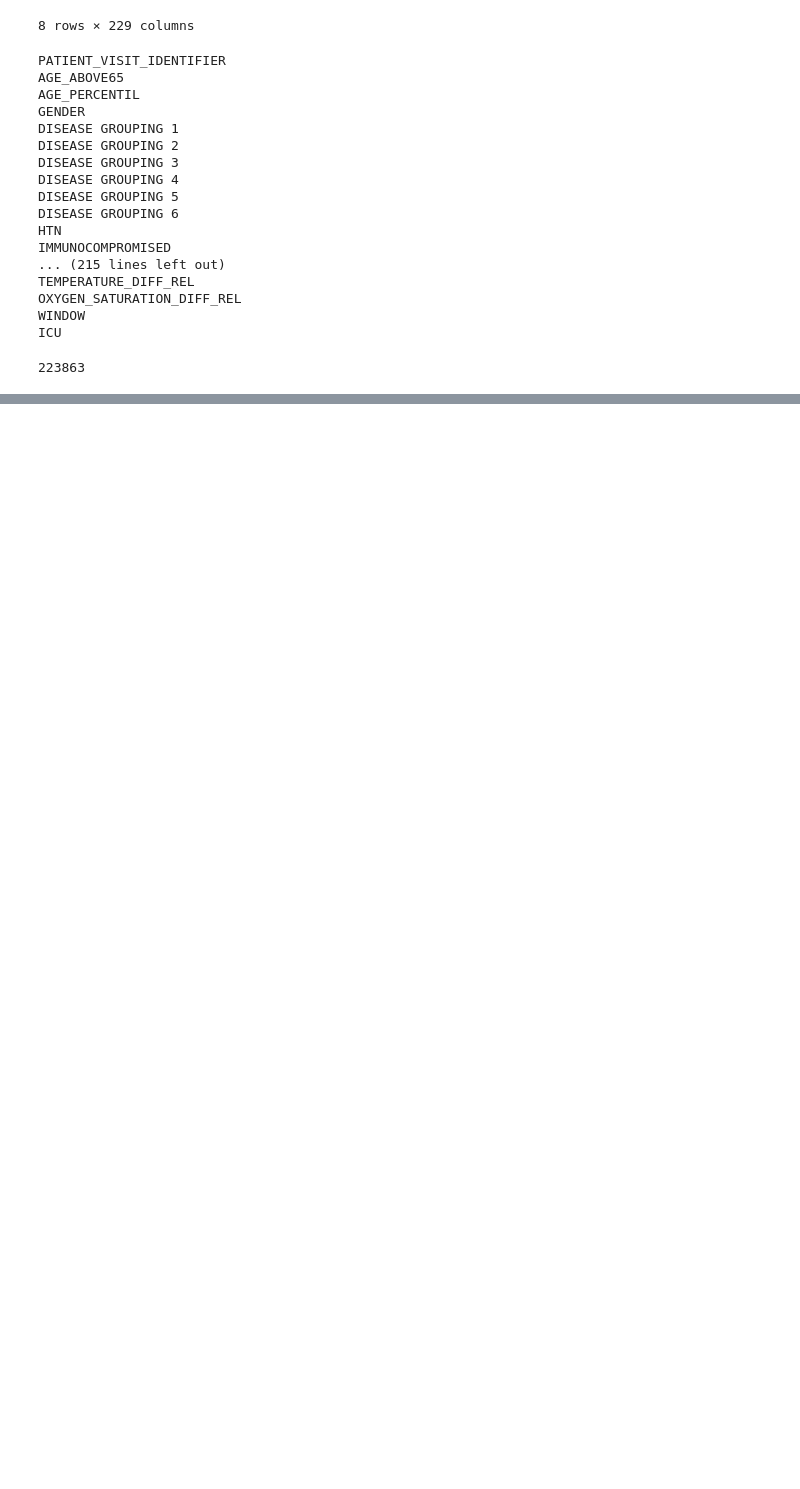
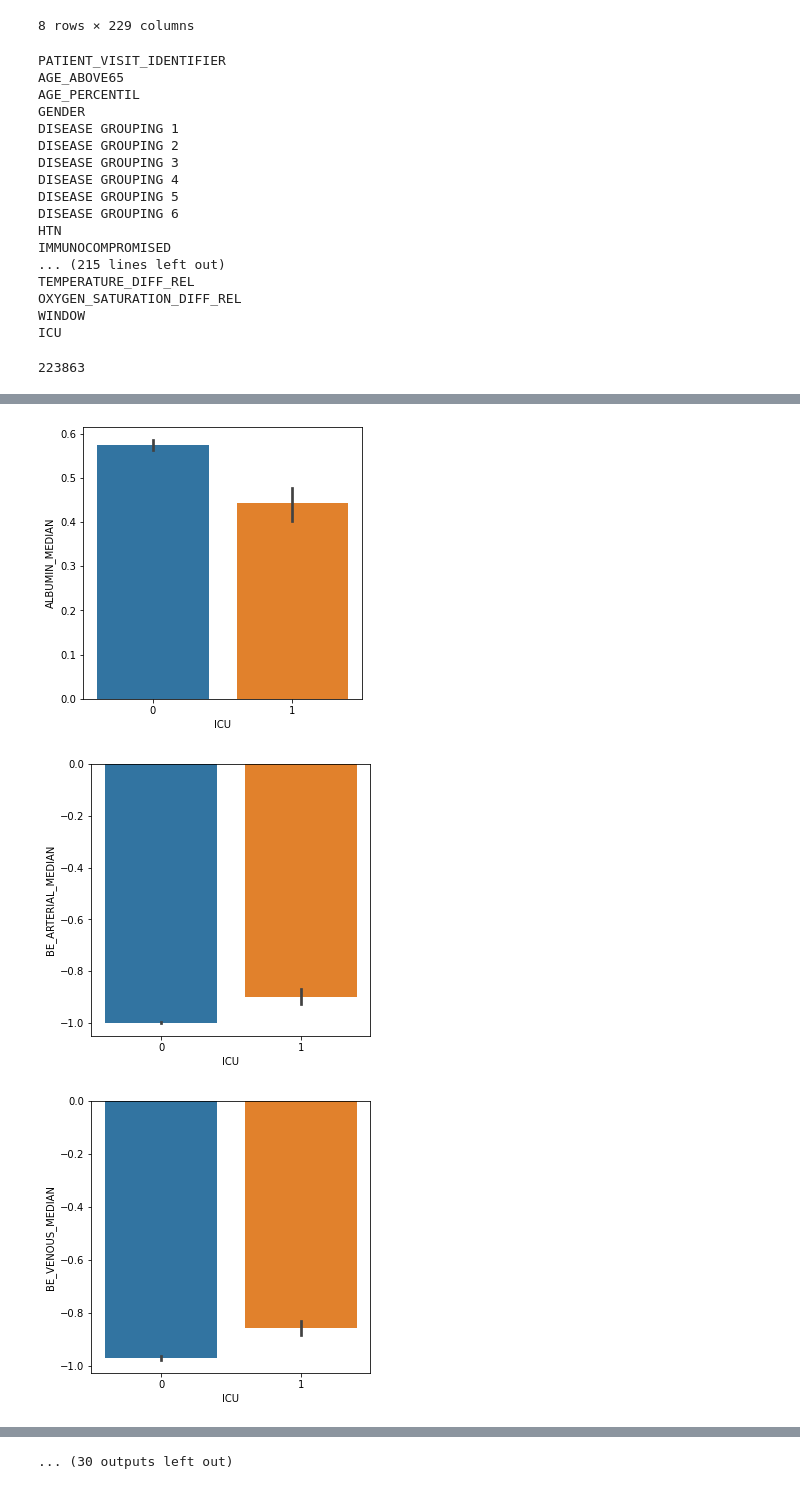
Before and after one commit to daianeklein/bootcamp-Alura, a Jupyter notebook: Projeto-Final/COVID-19_CLINICAL_DATA_SIRIO_LIBANES.ipynb, the cells around one changed output, grey strips where cells are left out. Drawn from its saved outputs; the diff is of its cells as text; code cells hidden in the pictures; blank space fills up the shorter version.

```diff
--- a/Projeto-Final/COVID-19_CLINICAL_DATA_SIRIO_LIBANES.ipynb
+++ b/Projeto-Final/COVID-19_CLINICAL_DATA_SIRIO_LIBANES.ipynb
@@ -96,0 +138,9 @@ Name: PATIENT_VISIT_IDENTIFIER, Length: 1925, dtype: int64>
+# %%
+for i in df.columns:
+    if 'MEDIAN' in i:
+        plt.figure(figsize=(5,5))
+        sns.barplot(data = df[[i, 'ICU']], y=i, x='ICU')
+# %% [output]
+[figure, added]
+[figure, added]
+[figure, added]
@@ -96,0 +156 @@ Name: PATIENT_VISIT_IDENTIFIER, Length: 1925, dtype: int64>
+... (30 outputs left out)
```
Also changed, not shown: parts of 10 cells of this notebook.
